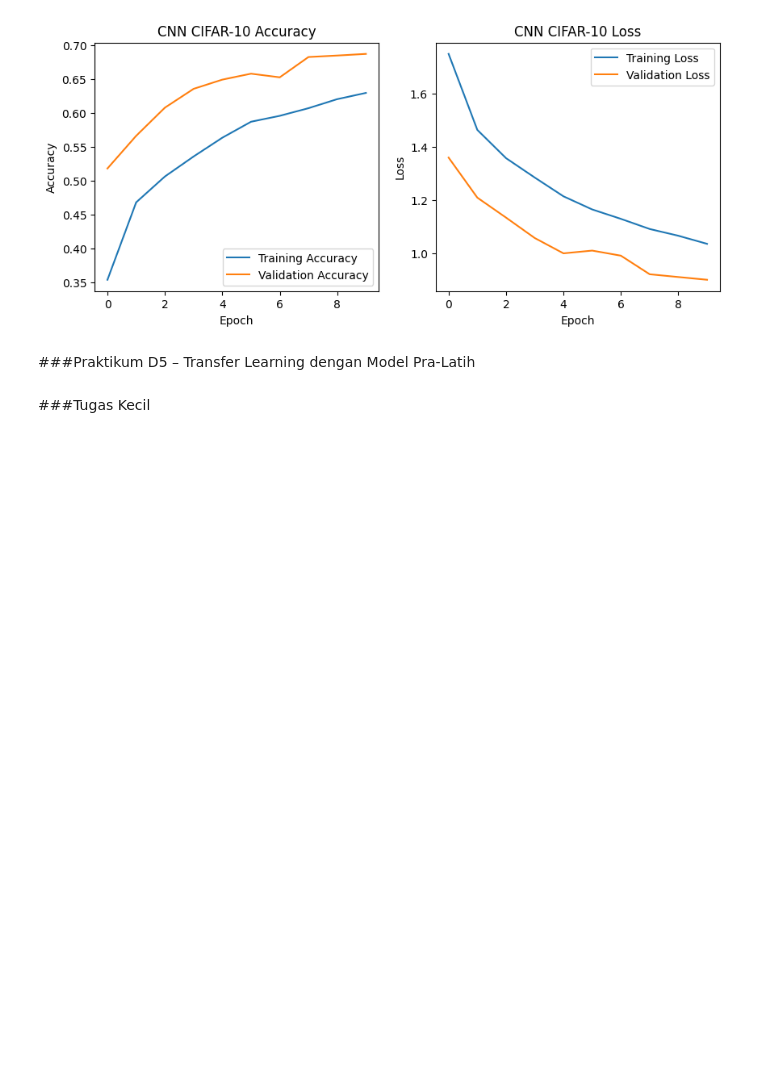
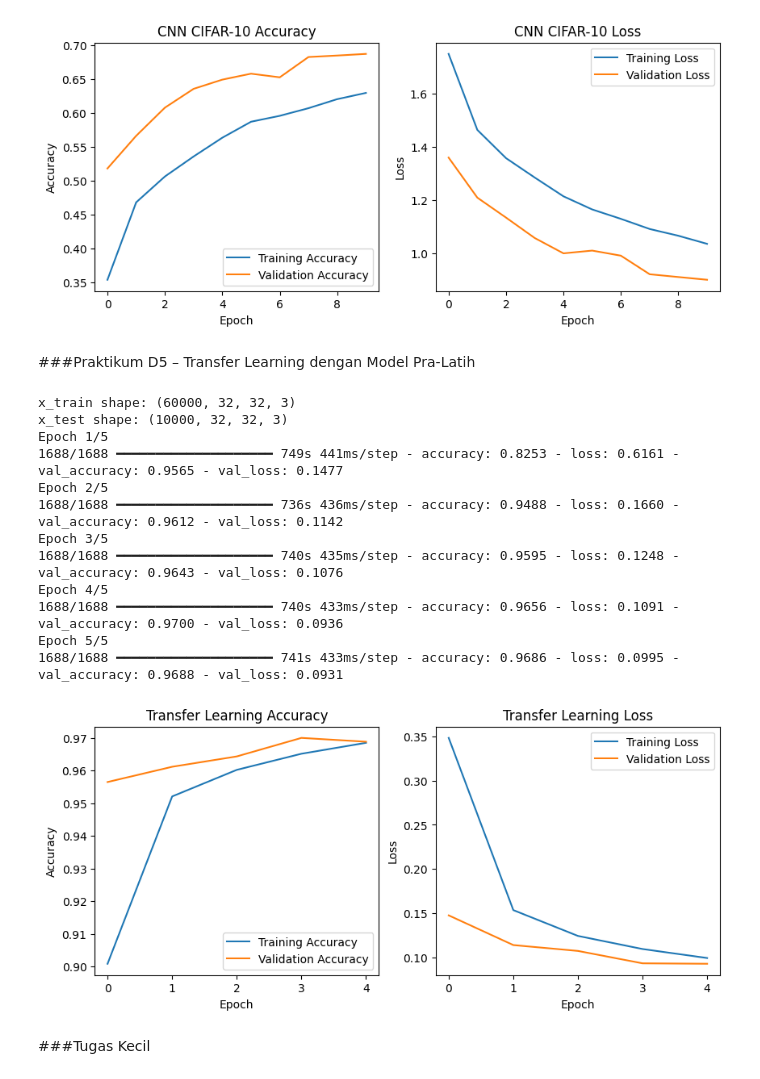
Before and after one commit to DimasAdhie12/Visi-Komputer, a Jupyter notebook: Jobsheet 2.ipynb, the cells around one changed output. Cells and saved outputs as stored; diff of their text form; code cells hidden in the pictures; blank space fills up the shorter version.

```diff
--- a/Jobsheet 2.ipynb
+++ b/Jobsheet 2.ipynb
@@ -342,37 +348,81 @@ Epoch 10/10
 # %% [markdown]
 ###Praktikum D5 – Transfer Learning dengan Model Pra-Latih
 # %%
+import tensorflow as tf
+from tensorflow.keras import layers, models
 from tensorflow.keras.applications import VGG16
-base_model = VGG16(weights='imagenet', include_top=False,
-input_shape=(32,32,3))
-base_model.trainable = False
+from tensorflow.keras.datasets import mnist
+import matplotlib.pyplot as plt
+
+# ==== Load dataset MNIST ====
+(x_train, y_train), (x_test, y_test) = mnist.load_data()
+
+# Normalisasi ke range 0-1
+x_train, x_test = x_train / 255.0, x_test / 255.0
+
+# ==== Ubah bentuk agar sesuai dengan VGG16 (32x32 RGB) ====
+# Tambah channel → resize → konversi ke RGB
+x_train = tf.image.resize(x_train[..., tf.newaxis], [32, 32])
+x_train = tf.image.grayscale_to_rgb(x_train)
+
+x_test = tf.image.resize(x_test[..., tf.newaxis], [32, 32])
+x_test = tf.image.grayscale_to_rgb(x_test)
+
+print("x_train shape:", x_train.shape)  # (60000, 32, 32, 3)
+print("x_test shape:", x_test.shape)    # (10000, 32, 32, 3)
+
+# ==== Bangun model dengan VGG16 ====
+base_model = VGG16(weights='imagenet', include_top=False, input_shape=(32, 32, 3))
+base_model.trainable = False  # freeze weights
+
 model = models.Sequential([
-base_model,
-layers.Flatten(),
-layers.Dense(128, activation='relu'),
-layers.Dense(10, activation='softmax')
+    base_model,
+    layers.Flatten(),
+    layers.Dense(128, activation='relu'),
+    layers.Dense(10, activation='softmax')
 ])
+
 model.compile(optimizer='adam',
-loss='sparse_categorical_crossentropy',
-metrics=['accuracy'])
+              loss='sparse_categorical_crossentropy',
+              metrics=['accuracy'])
+
+# ==== Training ====
 history = model.fit(x_train, y_train, epochs=5, validation_split=0.1)
-# ===== Plot history =====
-plt.figure(figsize=(10,4))
-plt.subplot(1,2,1)
+
+# ==== Plot history ====
+plt.figure(figsize=(10, 4))
+
+plt.subplot(1, 2, 1)
 plt.plot(history.history['accuracy'], label='Training Accuracy')
 plt.plot(history.history['val_accuracy'], label='Validation Accuracy')
 plt.title('Transfer Learning Accuracy')
 plt.xlabel('Epoch')
 plt.ylabel('Accuracy')
 plt.legend()
-plt.subplot(1,2,2)
+
+plt.subplot(1, 2, 2)
 plt.plot(history.history['loss'], label='Training Loss')
 plt.plot(history.history['val_loss'], label='Validation Loss')
 plt.title('Transfer Learning Loss')
 plt.xlabel('Epoch')
 plt.ylabel('Loss')
 plt.legend()
+
 plt.show()
+# %% [output]
+x_train shape: (60000, 32, 32, 3)
+x_test shape: (10000, 32, 32, 3)
+Epoch 1/5
+1688/1688 ━━━━━━━━━━━━━━━━━━━━ 749s 441ms/step - accuracy: 0.8253 - loss: 0.6161 - val_accuracy: 0.9565 - val_loss: 0.1477
+Epoch 2/5
+1688/1688 ━━━━━━━━━━━━━━━━━━━━ 736s 436ms/step - accuracy: 0.9488 - loss: 0.1660 - val_accuracy: 0.9612 - val_loss: 0.1142
+Epoch 3/5
+1688/1688 ━━━━━━━━━━━━━━━━━━━━ 740s 435ms/step - accuracy: 0.9595 - loss: 0.1248 - val_accuracy: 0.9643 - val_loss: 0.1076
+Epoch 4/5
+1688/1688 ━━━━━━━━━━━━━━━━━━━━ 740s 433ms/step - accuracy: 0.9656 - loss: 0.1091 - val_accuracy: 0.9700 - val_loss: 0.0936
+Epoch 5/5
+1688/1688 ━━━━━━━━━━━━━━━━━━━━ 741s 433ms/step - accuracy: 0.9686 - loss: 0.0995 - val_accuracy: 0.9688 - val_loss: 0.0931
+[figure, added]
 # %% [markdown]
 ###Tugas Kecil
 # %%
```
Also changed, not shown: parts of 6 cells of this notebook.
